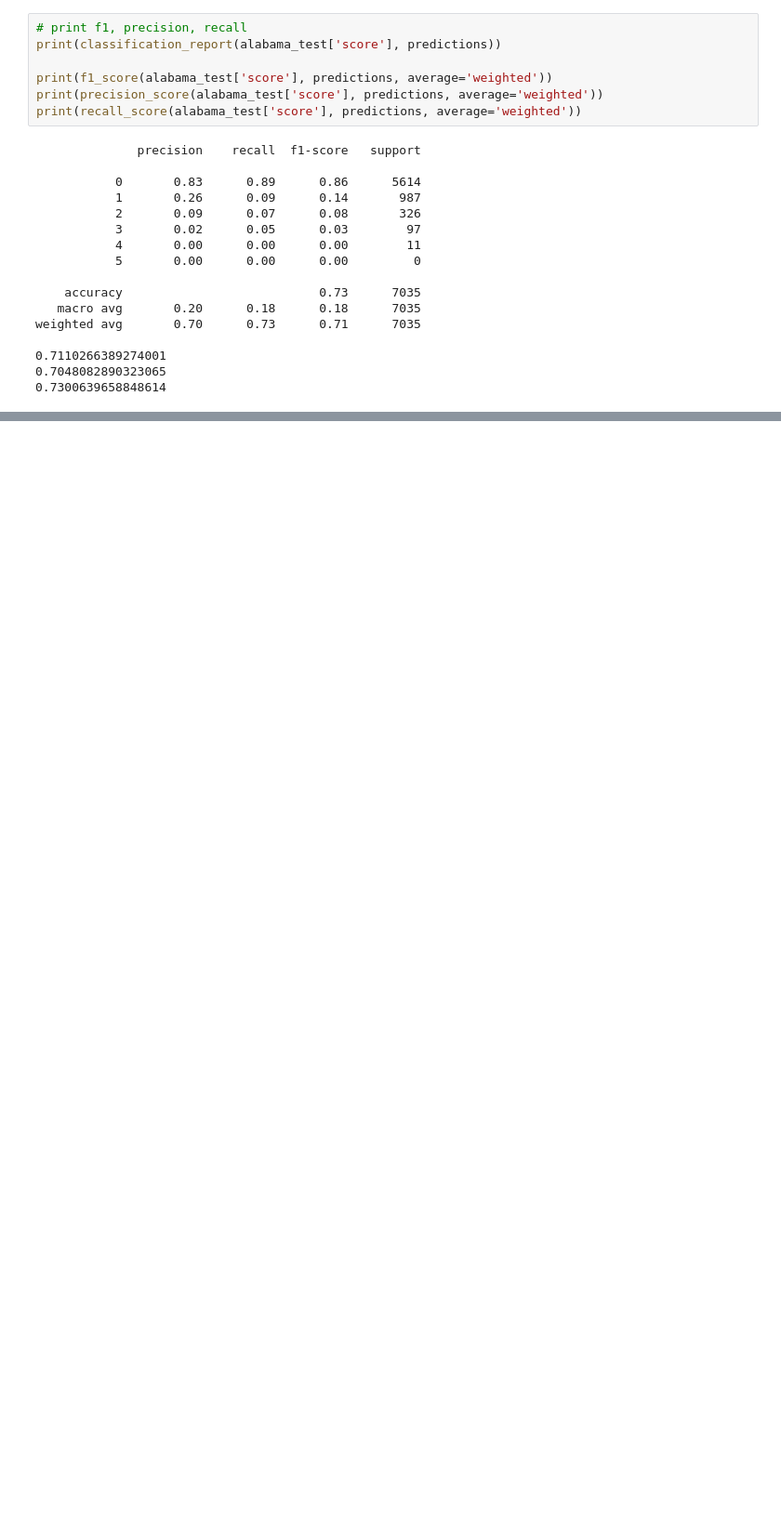
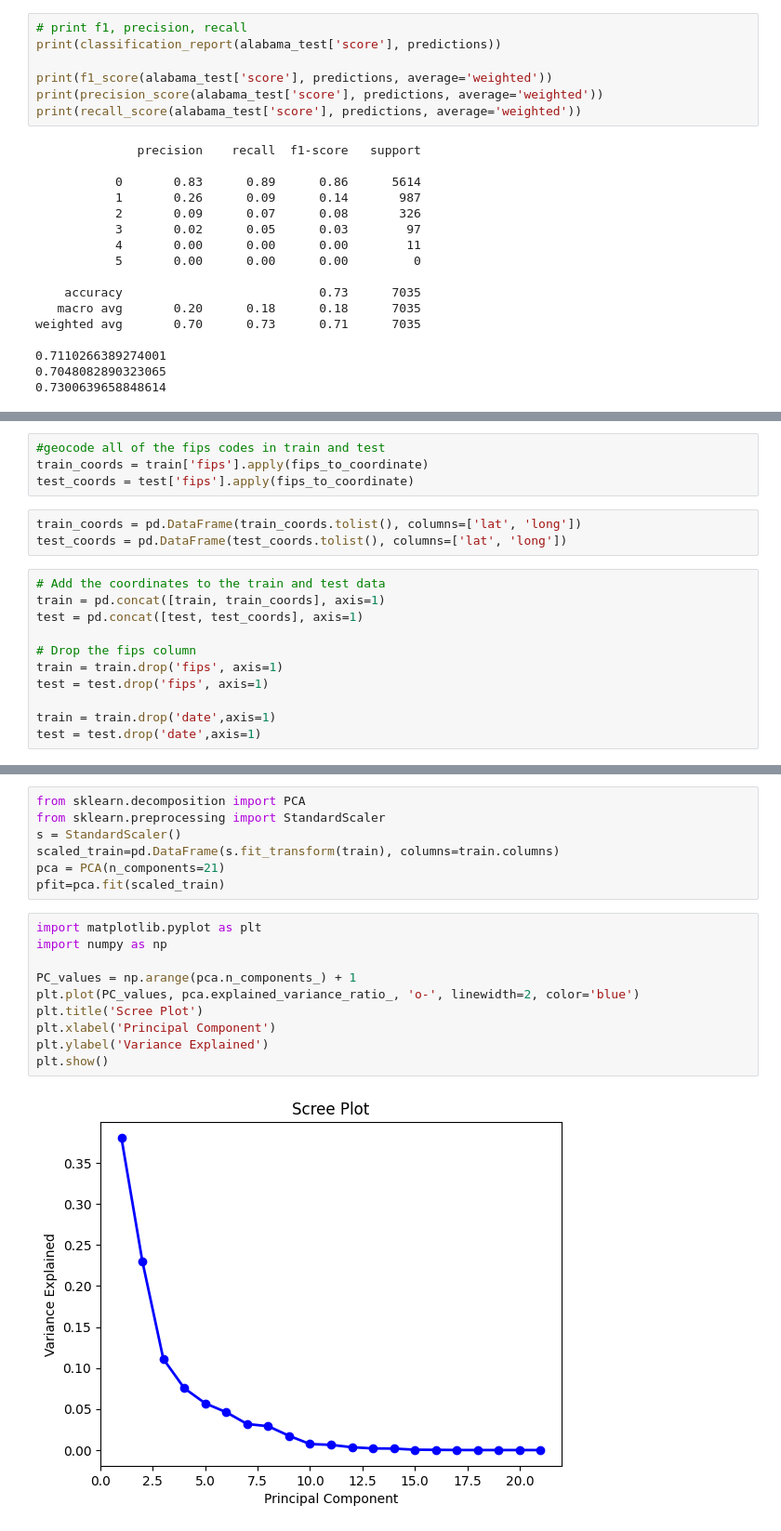
Before and after one commit to babusid/ECE461P_Project, a Jupyter notebook: models/exploration.ipynb, the cells around one changed output, grey strips where cells are left out. Shown at 93% size. Drawn from its saved outputs; the diff is of its cells as text; blank space fills up the shorter version.

```diff
--- a/models/exploration.ipynb
+++ b/models/exploration.ipynb
@@ -255,0 +278,18 @@ weighted avg       0.70      0.73      0.71      7035
+# %%
+#geocode all of the fips codes in train and test
+train_coords = train['fips'].apply(fips_to_coordinate)
+test_coords = test['fips'].apply(fips_to_coordinate)
+# %%
+train_coords = pd.DataFrame(train_coords.tolist(), columns=['lat', 'long'])
+test_coords = pd.DataFrame(test_coords.tolist(), columns=['lat', 'long'])
+# %%
+# Add the coordinates to the train and test data
+train = pd.concat([train, train_coords], axis=1)
+test = pd.concat([test, test_coords], axis=1)
+
+# Drop the fips column
+train = train.drop('fips', axis=1)
+test = test.drop('fips', axis=1)
+
+train = train.drop('date',axis=1)
+test = test.drop('date',axis=1)
@@ -255,0 +320,19 @@ weighted avg       0.70      0.73      0.71      7035
+# %%
+from sklearn.decomposition import PCA
+from sklearn.preprocessing import StandardScaler
+s = StandardScaler()
+scaled_train=pd.DataFrame(s.fit_transform(train), columns=train.columns)
+pca = PCA(n_components=21)
+pfit=pca.fit(scaled_train)
+# %%
+import matplotlib.pyplot as plt
+import numpy as np
+
+PC_values = np.arange(pca.n_components_) + 1
+plt.plot(PC_values, pca.explained_variance_ratio_, 'o-', linewidth=2, color='blue')
+plt.title('Scree Plot')
+plt.xlabel('Principal Component')
+plt.ylabel('Variance Explained')
+plt.show()
+# %% [output]
+[figure, added]
```
Also changed, not shown: parts of 8 cells of this notebook, 7 other files.
